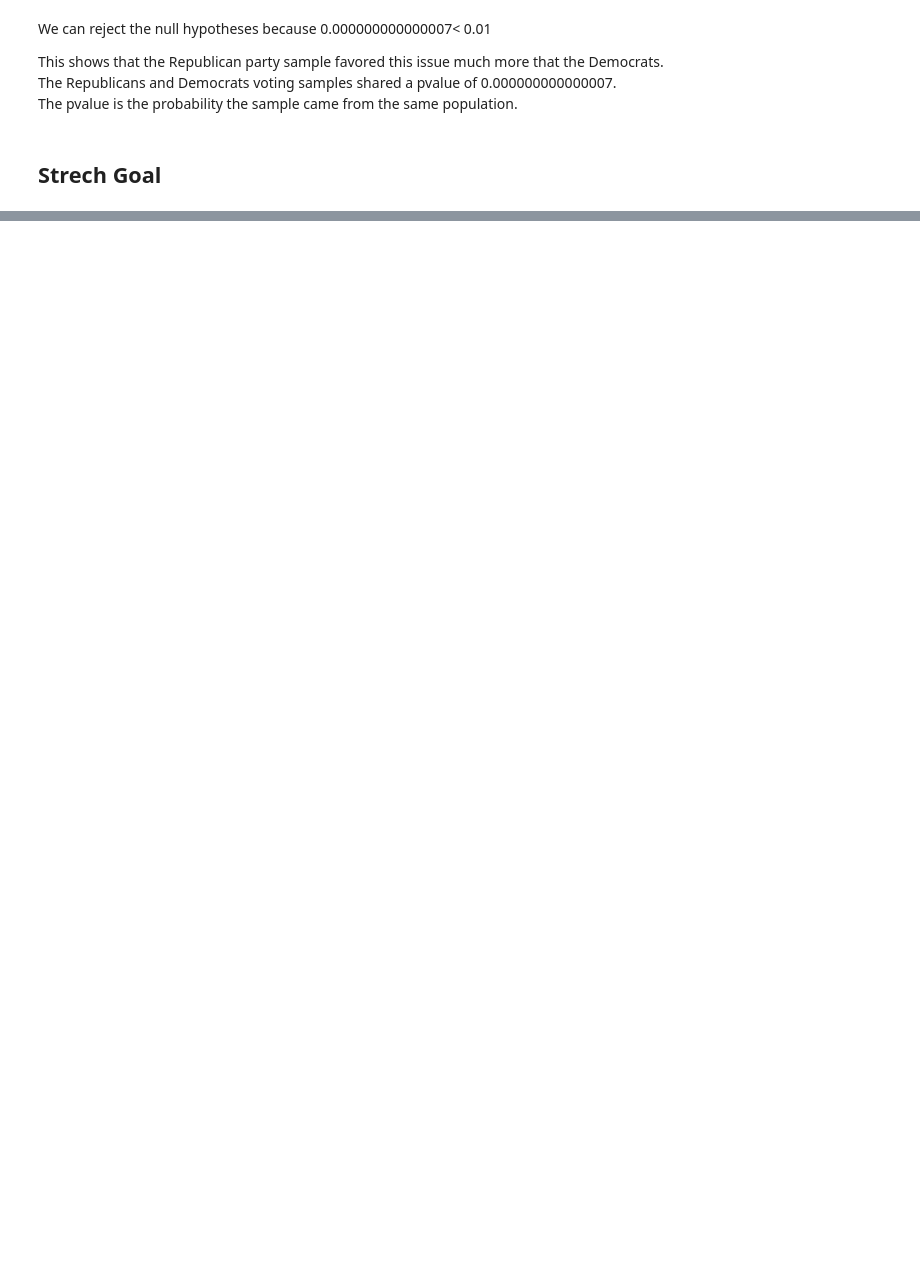
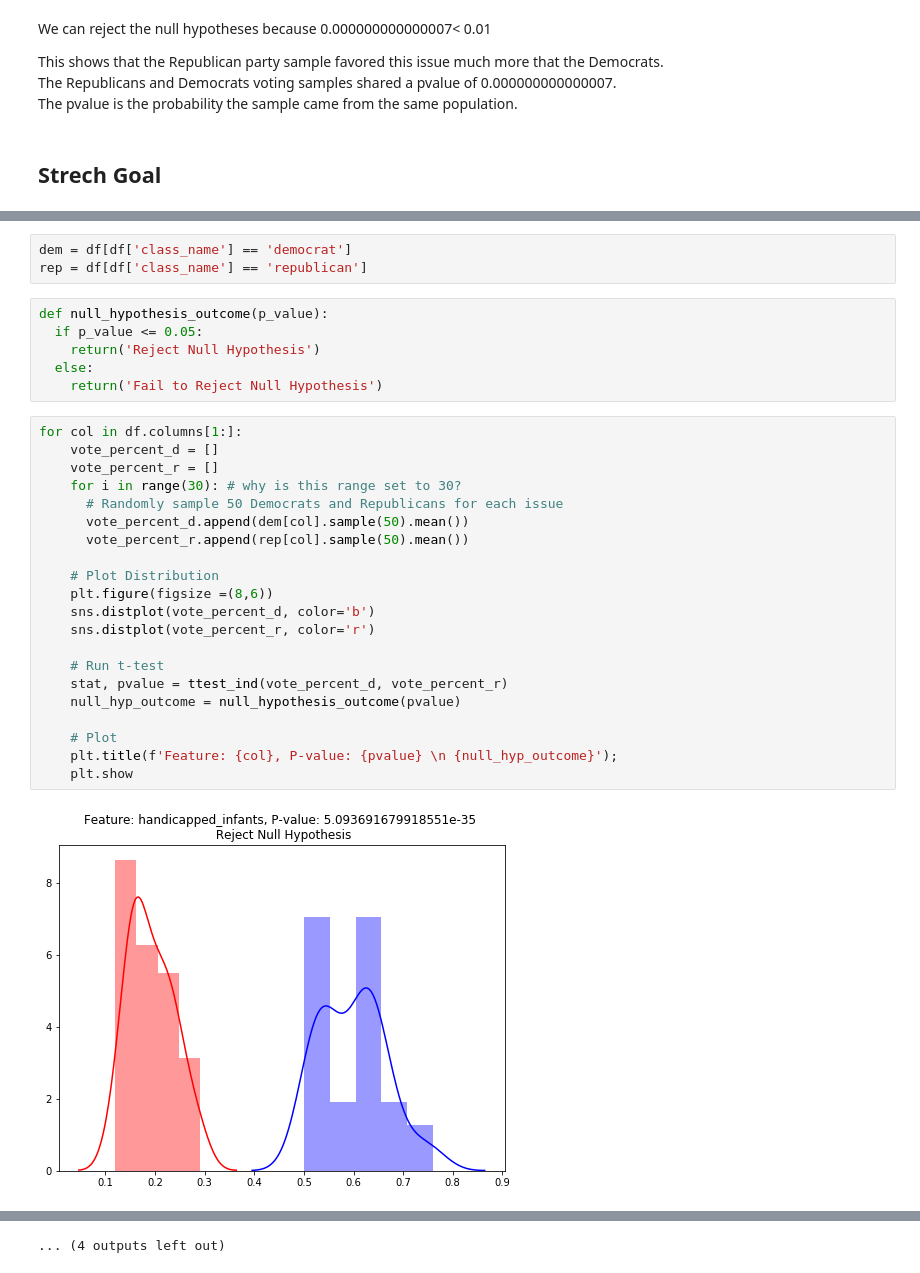
Before and after one commit to adamlutzz/DS-Unit-1-Sprint-3-Statistical-Tests-and-Experiments, a Jupyter notebook: module1-statistics-probability-and-inference/LS_DS_131_Statistics_Probability_Assignment.ipynb, the cells around one changed output, grey strips where cells are left out. Saved outputs shown, nothing was run; the diff lists cells and outputs as text; blank space fills up the shorter version.

```diff
--- a/module1-statistics-probability-and-inference/LS_DS_131_Statistics_Probability_Assignment.ipynb
+++ b/module1-statistics-probability-and-inference/LS_DS_131_Statistics_Probability_Assignment.ipynb
@@ -762,0 +783,32 @@ The pvalue is the probability the sample came from the same population.
+# %%
+dem = df[df['class_name'] == 'democrat']
+rep = df[df['class_name'] == 'republican']
+# %%
+def null_hypothesis_outcome(p_value):
+  if p_value <= 0.05:
+    return('Reject Null Hypothesis')
+  else:
+    return('Fail to Reject Null Hypothesis')
+# %%
+for col in df.columns[1:]:
+    vote_percent_d = []
+    vote_percent_r = []
+    for i in range(30): # why is this range set to 30?
+      # Randomly sample 50 Democrats and Republicans for each issue
+      vote_percent_d.append(dem[col].sample(50).mean())
+      vote_percent_r.append(rep[col].sample(50).mean())
+
+    # Plot Distribution
+    plt.figure(figsize =(8,6))
+    sns.distplot(vote_percent_d, color='b')
+    sns.distplot(vote_percent_r, color='r')
+
+    # Run t-test
+    stat, pvalue = ttest_ind(vote_percent_d, vote_percent_r)
+    null_hyp_outcome = null_hypothesis_outcome(pvalue)
+
+    # Plot
+    plt.title(f'Feature: {col}, P-value: {pvalue} \n {null_hyp_outcome}');
+    plt.show
+# %% [output]
+[figure, added]
@@ -762,0 +826 @@ The pvalue is the probability the sample came from the same population.
+... (4 outputs left out)
```
Also changed, not shown: parts of 24 cells of this notebook.
